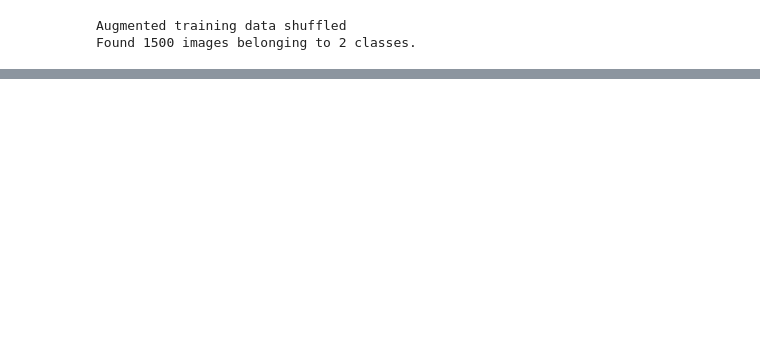
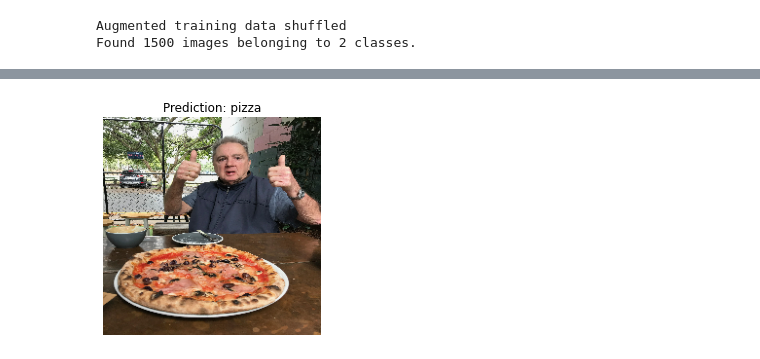
Before and after one commit to JeanFraga/tensorflow-deep-learning, a Jupyter notebook: 03 Convolutional Networks and Computer VIsion.ipynb, the cells around one changed output, grey strips where cells are left out. Cells and saved outputs as stored; diff of their text form; code cells hidden in the pictures; blank space fills up the shorter version.

```diff
--- a/03 Convolutional Networks and Computer VIsion.ipynb
+++ b/03 Convolutional Networks and Computer VIsion.ipynb
@@ -776,0 +833,5 @@ plot_loss_curves(history_7)
+# %%
+# Test our model on a custom image
+pred_and_plot(model_7, "images/03-pizza-dad.jpeg", class_names)
+# %% [output]
+[figure, added]
```
Also changed, not shown: parts of 25 cells of this notebook, 1 other file.
